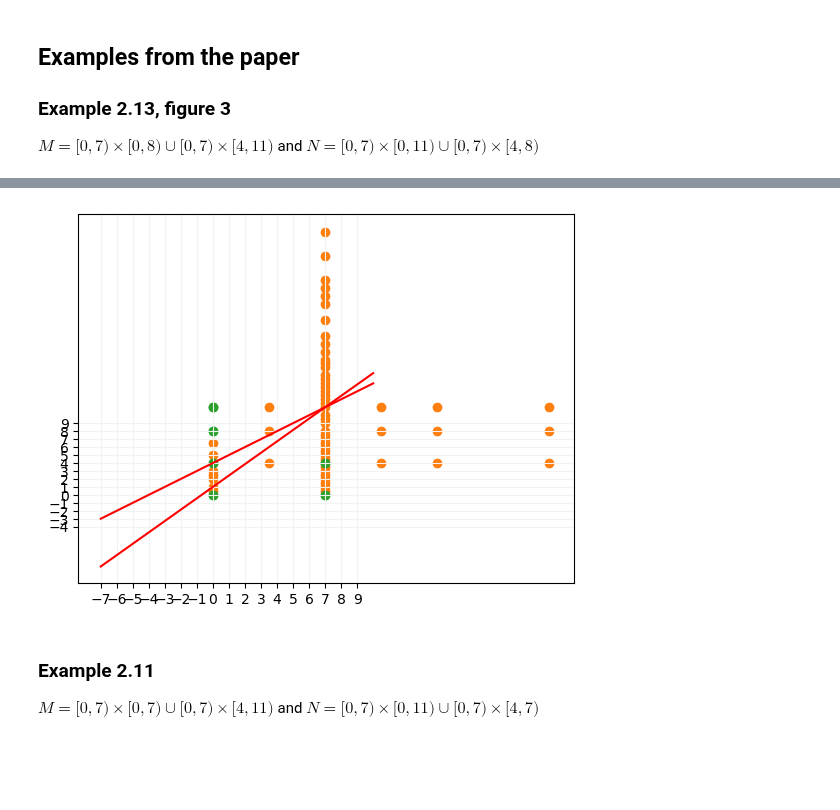
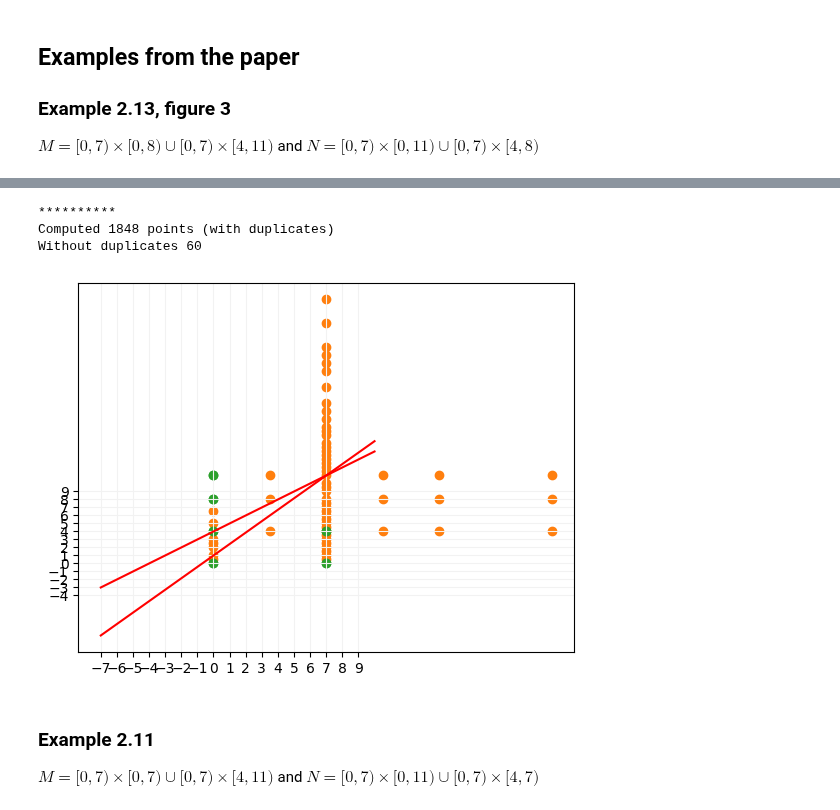
Before and after one commit to asilata/matching-distance-code, a Jupyter notebook: Notebooks/Algorithm_3vs1-ConvexHulls_algo2.ipynb, the cells around one changed output, grey strips where cells are left out. Drawn from its saved outputs; the diff is of its cells as text; code cells hidden in the pictures; blank space fills up the shorter version.

```diff
--- a/Notebooks/Algorithm_3vs1-ConvexHulls_algo2.ipynb
+++ b/Notebooks/Algorithm_3vs1-ConvexHulls_algo2.ipynb
@@ -206,30 +45,13 @@ Without duplicates 60
-# %%
-fig = plt.figure()
-ax = fig.gca()
-
-for pt in Pts:
-    matplotlib.pyplot.scatter(pt[0], pt[1],c='C1')
-for crit in CritPts:
-    matplotlib.pyplot.scatter(crit.coords[0], crit.coords[1],c='C2')
-
-ax.set_xticks(numpy.arange(-7,10, 1))
-ax.set_yticks(numpy.arange(-4, 10, 1))
-
-# plot line of equation y = 10/7 x +1
-x = np.linspace(-7, 10, 100)
-y = 10/7*x + 1
-plt.plot(x, y, '-r', label='y=10/7x+1')
-
-# plot linr of slope 1 thrrough (7,11)
-x = np.linspace(-7, 10, 100)
-y = x + 4
-plt.plot(x, y, '-r', label='y=x+4')
-
-
-
-plt.grid(axis='both', color='0.95')
-# %% [output]
-[figure, removed]
+# %%
+CritPts = ex.example_2_13()
+name = "2_13"
+Pts = omega.output_alg_3_1(CritPts, name)
+ourplot.plotmod(CritPts, Pts)
+# %% [output]
+**********
+Computed 1848 points (with duplicates)
+Without duplicates 60
+[figure, added]
 # %% [markdown]
 ### Example 2.11
 
```
Also changed, not shown: parts of 22 cells of this notebook, 12 other files.
